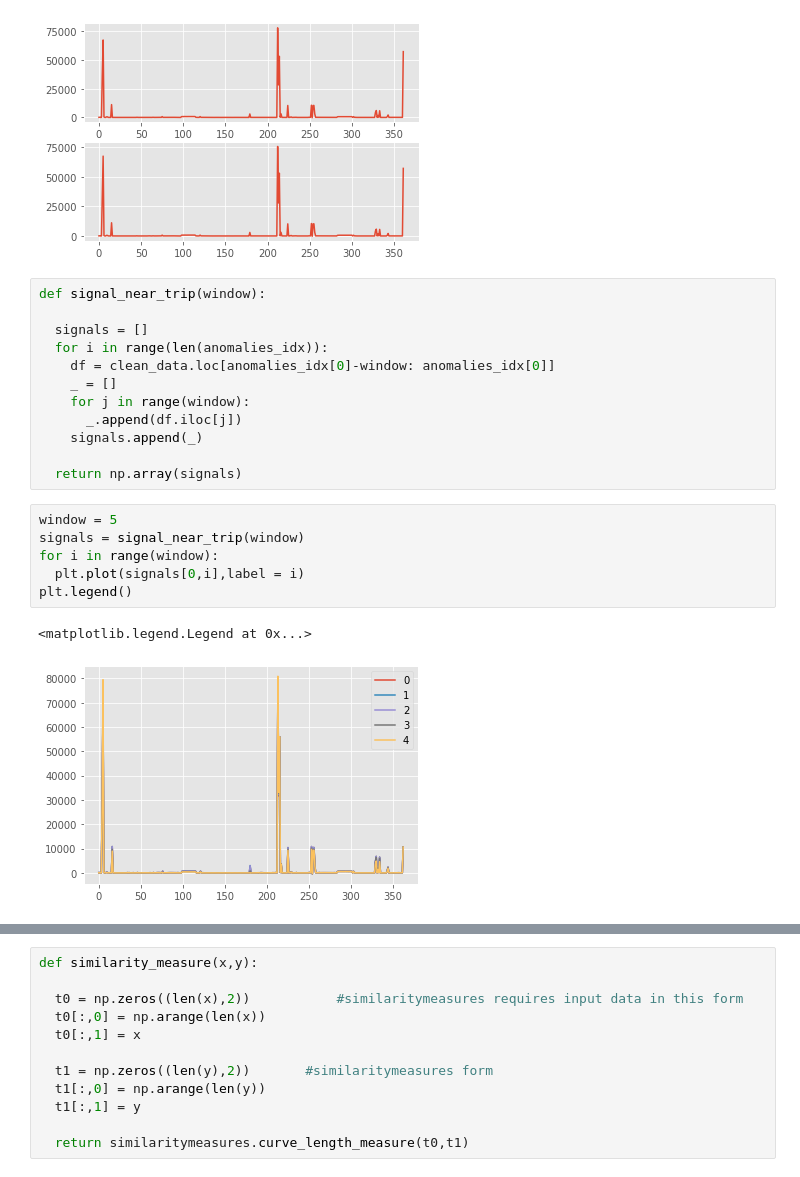
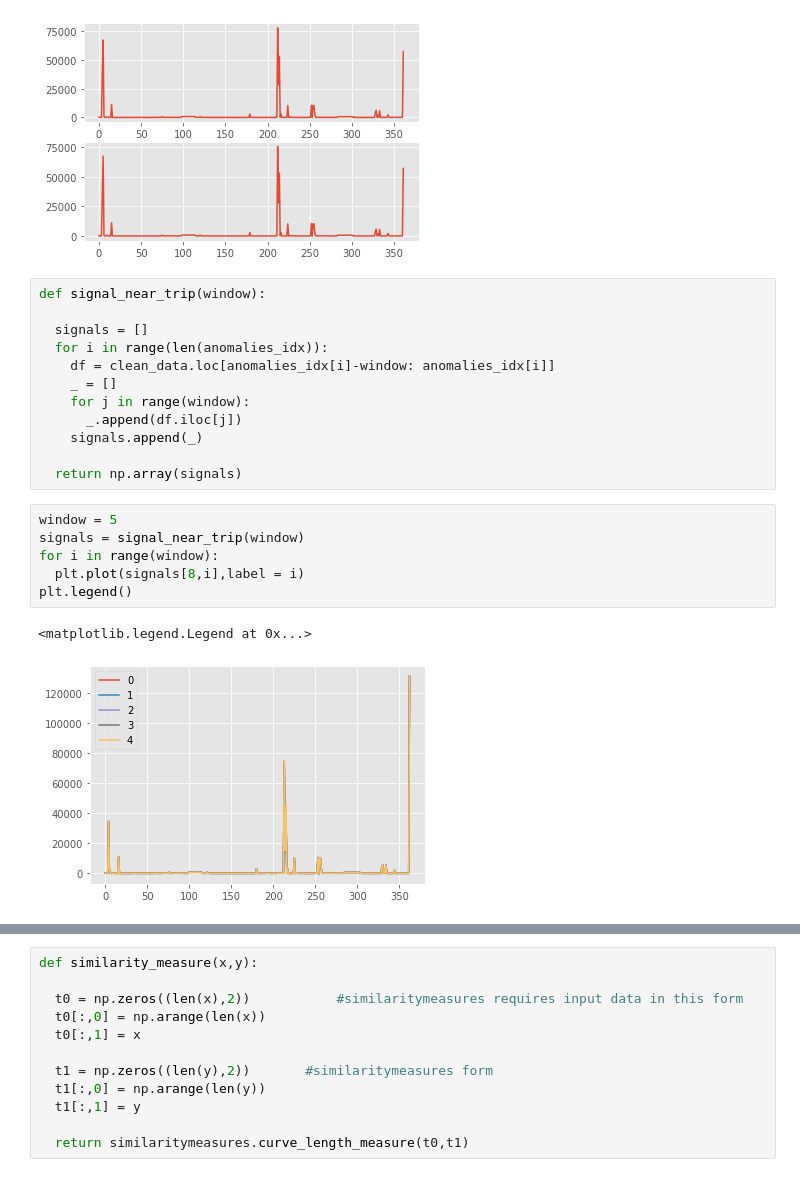
Before and after one commit to Akshat-Tripathi/AIHack20, a Jupyter notebook: Signal_clustering.ipynb, the cells around one changed output, grey strips where cells are left out. Saved outputs shown, nothing was run; the diff lists cells and outputs as text.

```diff
--- a/Signal_clustering.ipynb
+++ b/Signal_clustering.ipynb
@@ -141,7 +141,7 @@ def signal_near_trip(window):
 
   signals = []
   for i in range(len(anomalies_idx)):
-    df = clean_data.loc[anomalies_idx[0]-window: anomalies_idx[0]]
+    df = clean_data.loc[anomalies_idx[i]-window: anomalies_idx[i]]
     _ = []
     for j in range(window):
       _.append(df.iloc[j])
@@ -151,9 +151,9 @@ def signal_near_trip(window):
 # %%
 window = 5
 signals = signal_near_trip(window)
 for i in range(window):
-  plt.plot(signals[0,i],label = i)
+  plt.plot(signals[8,i],label = i)
 plt.legend()
 # %% [output]
 <matplotlib.legend.Legend at 0x...>
-[figure, old version]
+[figure, new version]
```
Also changed, not shown: parts of 4 cells of this notebook.
